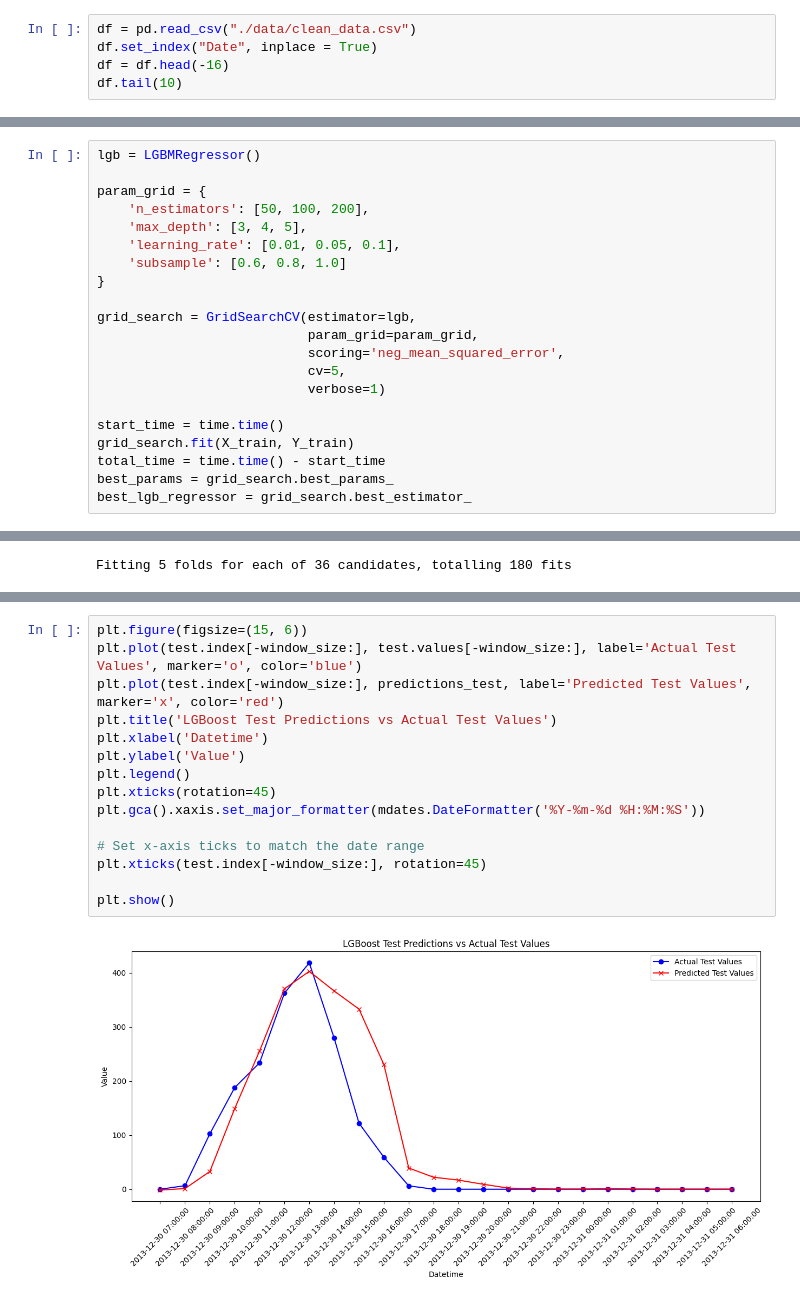
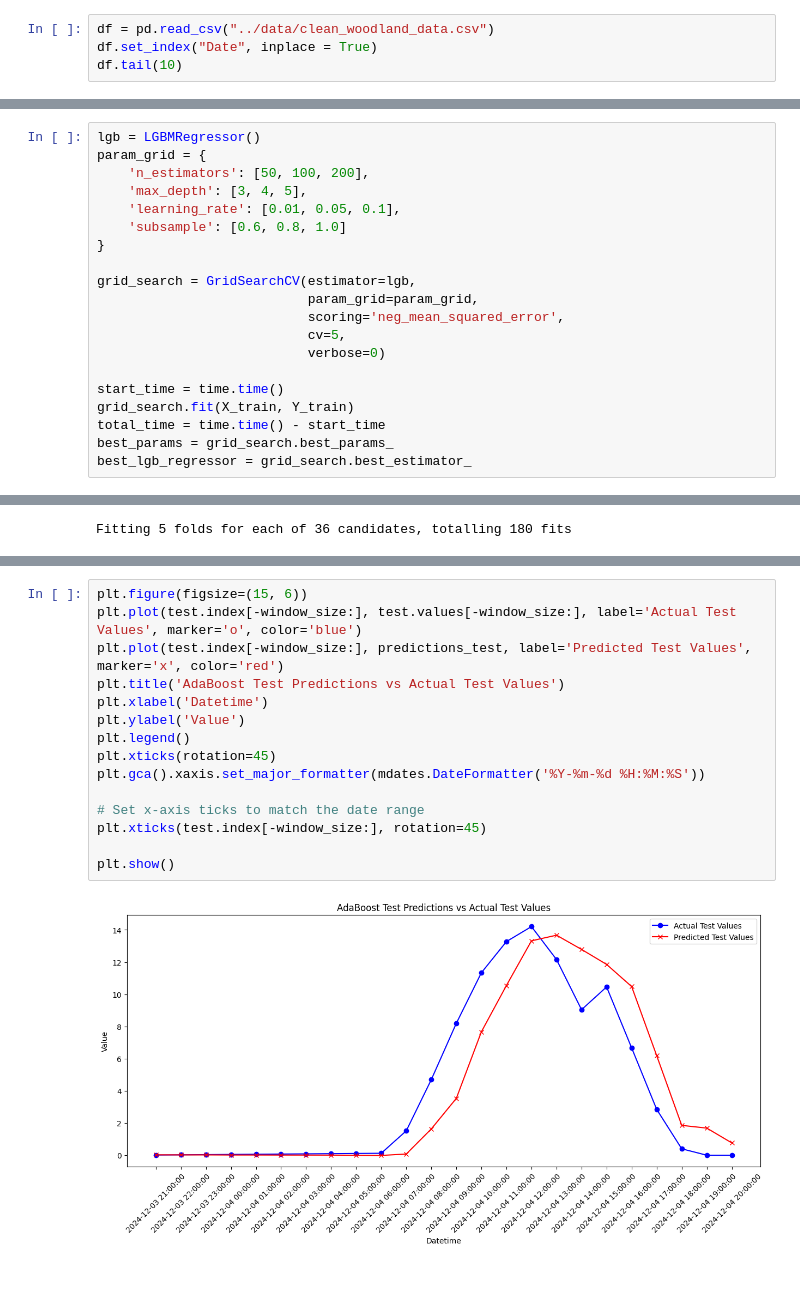
Before and after one commit to Ameya674/btech_project, a Jupyter notebook: boosting/boosting_with_woodland.ipynb, the cells around one changed output, grey strips where cells are left out. Drawn from its saved outputs; the diff is of its cells as text.

```diff
--- a/boosting.ipynb
+++ b/boosting/boosting_with_woodland.ipynb
@@ -14,8 +15,7 @@ import time
 # %%
 window_size = 24
 # %%
-df = pd.read_csv("./data/clean_data.csv")
+df = pd.read_csv("../data/clean_woodland_data.csv")
 df.set_index("Date", inplace = True)
-df = df.head(-16)
 df.tail(10)
 # %% [output]
@@ -187,7 +190,6 @@ plt.show()
 ## LightGB
 # %%
 lgb = LGBMRegressor()
-
 param_grid = {
     'n_estimators': [50, 100, 200],
     'max_depth': [3, 4, 5],
@@ -199,7 +201,7 @@ grid_search = GridSearchCV(estimator=lgb,
                            param_grid=param_grid,
                            scoring='neg_mean_squared_error',
                            cv=5,
-                           verbose=1)
+                           verbose=0)
 
 start_time = time.time()
 grid_search.fit(X_train, Y_train)
@@ -327,17 +335,17 @@ Best Hyperparameters: {'learning_rate': 0.1, 'loss': 'exponential', 'n_estimator
 # %%
 plt.figure(figsize=(15, 6))
 plt.plot(test.index[-window_size:], test.values[-window_size:], label='Actual Test Values', marker='o', color='blue')
 plt.plot(test.index[-window_size:], predictions_test, label='Predicted Test Values', marker='x', color='red')
-plt.title('LGBoost Test Predictions vs Actual Test Values')
+plt.title('AdaBoost Test Predictions vs Actual Test Values')
 plt.xlabel('Datetime')
 plt.ylabel('Value')
 plt.legend()
 plt.xticks(rotation=45)
 plt.gca().xaxis.set_major_formatter(mdates.DateFormatter('%Y-%m-%d %H:%M:%S'))
 
 # Set x-axis ticks to match the date range
 plt.xticks(test.index[-window_size:], rotation=45)
 
 plt.show()
 # %% [output]
-[figure, old version]
+[figure, new version]
```
Also changed, not shown: parts of 13 cells of this notebook, 22 other files.
